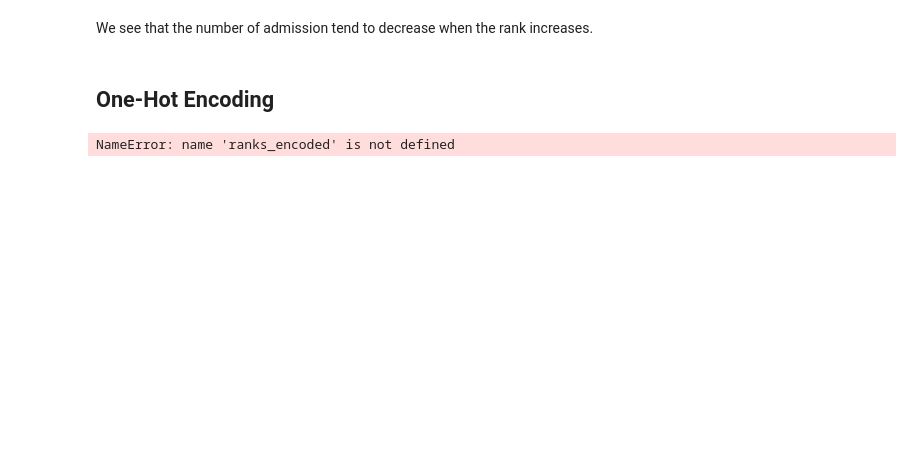
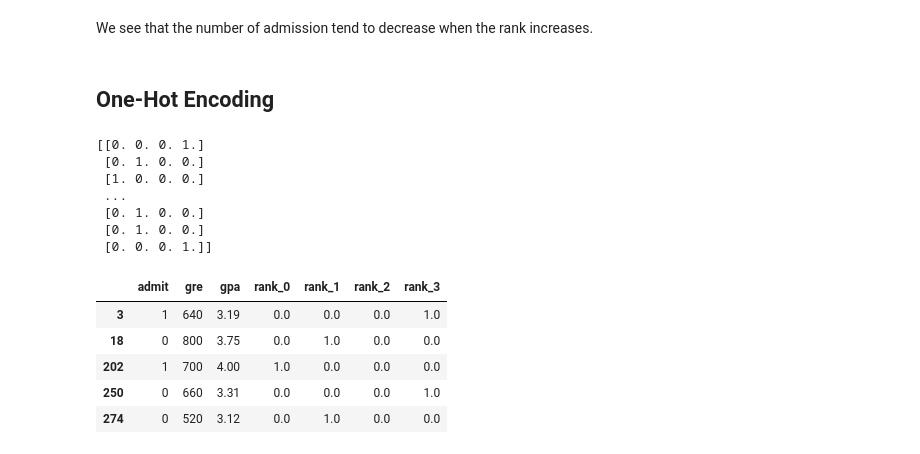
Before and after one commit to RMeli/BertelsmannAI, a Jupyter notebook: intro-to-nn/StudentAdmissions.ipynb, the cells around one changed output. Cells and saved outputs as stored; diff of their text form; code cells hidden in the pictures; blank space fills up the shorter version.

```diff
--- a/intro-to-nn/StudentAdmissions.ipynb
+++ b/intro-to-nn/StudentAdmissions.ipynb
@@ -114,8 +119,15 @@ encoder = OneHotEncoder(categories="auto")
 
 ranks_1hot = encoder.fit_transform(ranks)
 
-# One-hot encoded values are stored in a sparse matrix
-# toarray() treturns a dense matrix
-print(ranks_1hot.toarray())
+# Transform sparse matrix to dense matrix
+ranks_1hot = ranks_1hot.toarray()
+
+print(ranks_1hot)
 # %% [output]
-NameError: name 'ranks_encoded' is not defined
+[[0. 0. 0. 1.]
+ [0. 1. 0. 0.]
+ [1. 0. 0. 0.]
+ ...
+ [0. 1. 0. 0.]
+ [0. 1. 0. 0.]
+ [0. 0. 0. 1.]]
@@ -121,0 +139,9 @@ NameError: name 'ranks_encoded' is not defined
+# %%
+train_set.head()
+# %% [output]
+|  | admit | gre | gpa | rank_0 | rank_1 | rank_2 | rank_3 |
+| 3 | 1 | 640 | 3.19 | 0.0 | 0.0 | 0.0 | 1.0 |
+| 18 | 0 | 800 | 3.75 | 0.0 | 1.0 | 0.0 | 0.0 |
+| 202 | 1 | 700 | 4.00 | 1.0 | 0.0 | 0.0 | 0.0 |
+| 250 | 0 | 660 | 3.31 | 0.0 | 0.0 | 0.0 | 1.0 |
+| 274 | 0 | 520 | 3.12 | 0.0 | 1.0 | 0.0 | 0.0 |
```
Also changed, not shown: parts of 35 cells of this notebook.
